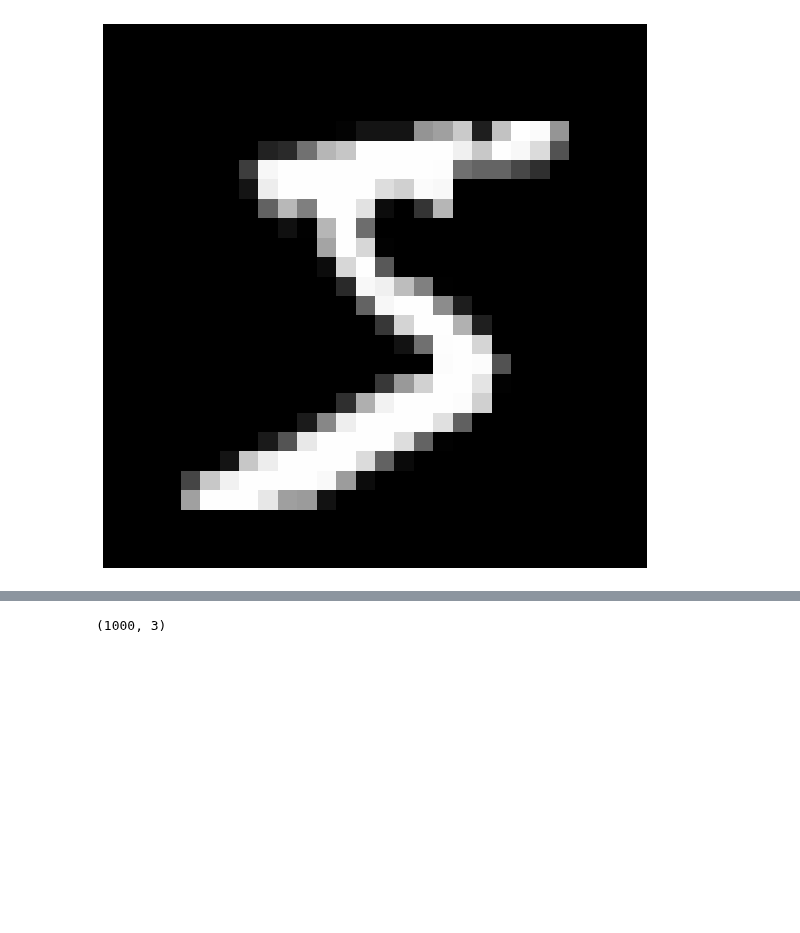
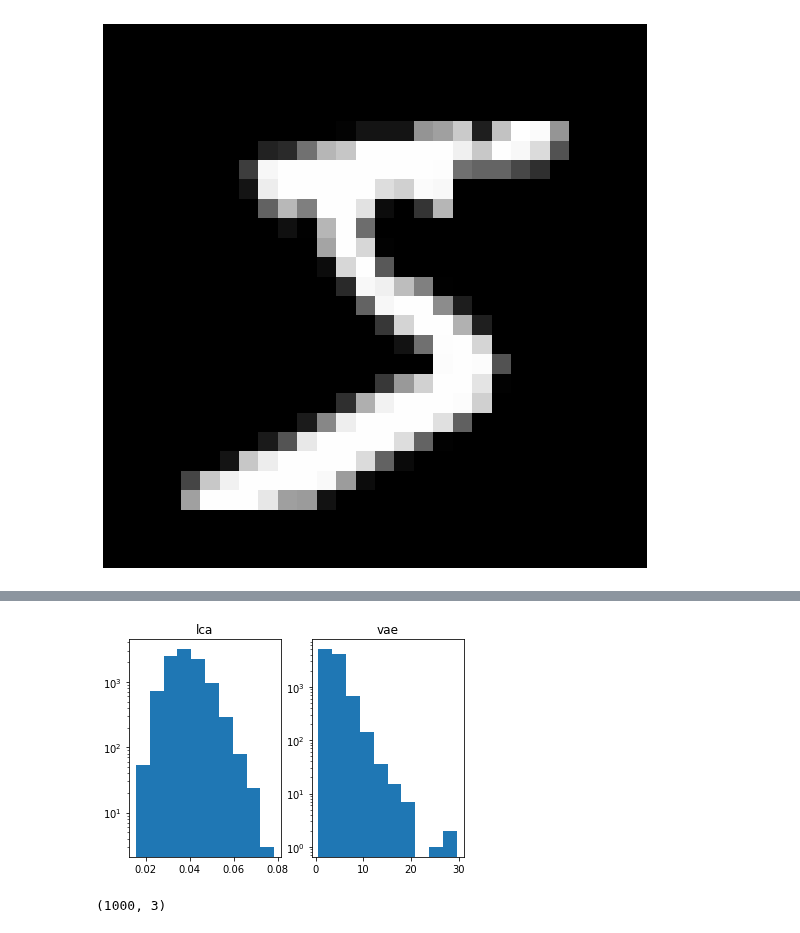
Before and after one commit to dpaiton/DeepSparseCoding, a Jupyter notebook: vis_iso_contours.ipynb, the cells around one changed output, grey strips where cells are left out. Saved outputs shown, nothing was run; the diff lists cells and outputs as text; code cells hidden in the pictures; blank space fills up the shorter version.

```diff
--- a/vis_iso_contours.ipynb
+++ b/vis_iso_contours.ipynb
@@ -29,26 +29,26 @@ class lca_params(object):
 
 class vae_params(object):
   model_type = "vae"
-  model_name = "dvae_mnist"
+  model_name = "vae_mnist"
   version = "0.0"
   save_info = "analysis"
   overwrite_analysis_log = False
 
 lca_analysis_params = lca_params()
-dvae_analysis_params = vae_params()
+vae_analysis_params = vae_params()
 # Computed params
 lca_analysis_params.model_dir = (os.path.expanduser("~")+"/Work/Projects/"+lca_analysis_params.model_name)
-dvae_analysis_params.model_dir = (os.path.expanduser("~")+"/Work/Projects/"+dvae_analysis_params.model_name)
+vae_analysis_params.model_dir = (os.path.expanduser("~")+"/Work/Projects/"+vae_analysis_params.model_name)
 # %%
 lca_analyzer = ap.get_analyzer(lca_analysis_params.model_type)
 lca_analyzer.setup(lca_analysis_params)
 lca_analyzer.model.setup(lca_analyzer.model_params)
 lca_analyzer.load_analysis(save_info=lca_analysis_params.save_info)
 
-dvae_analyzer = ap.get_analyzer(dvae_analysis_params.model_type)
-dvae_analyzer.setup(dvae_analysis_params)
-dvae_analyzer.model.setup(dvae_analyzer.model_params)
-dvae_analyzer.load_analysis(save_info=dvae_analysis_params.save_info)
+vae_analyzer = ap.get_analyzer(vae_analysis_params.model_type)
+vae_analyzer.setup(vae_analysis_params)
+vae_analyzer.model.setup(vae_analyzer.model_params)
+vae_analyzer.load_analysis(save_info=vae_analysis_params.save_info)
 # %% [markdown]
 ### Gaussian ball perturbation analysis
 # %%
@@ -158,3 +180,14 @@ plt.show()
+# %%
+fig, ax = plt.subplots(1,2)
+ax[0].hist(lca_rec_distances)
+ax[0].set_yscale("log", nonposy="clip")
+ax[0].set_title("lca")
+ax[1].hist(vae_rec_distances)
+ax[1].set_yscale("log", nonposy="clip")
+ax[1].set_title("vae")
+plt.show()
+# %% [output]
+[figure, added]
 # %%
 # Draw n-D random gaussian vectors, normalize, plot.
 # This should cover the surface bc the random direction is likely to always be different.
```
Also changed, not shown: parts of 5 cells of this notebook, 6 other files.
